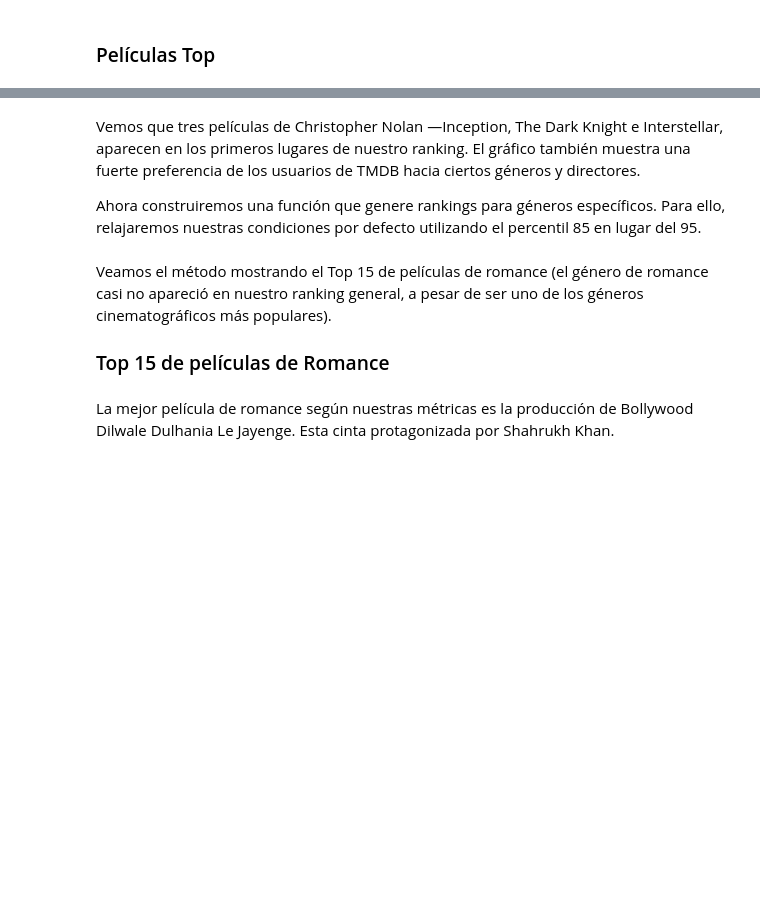
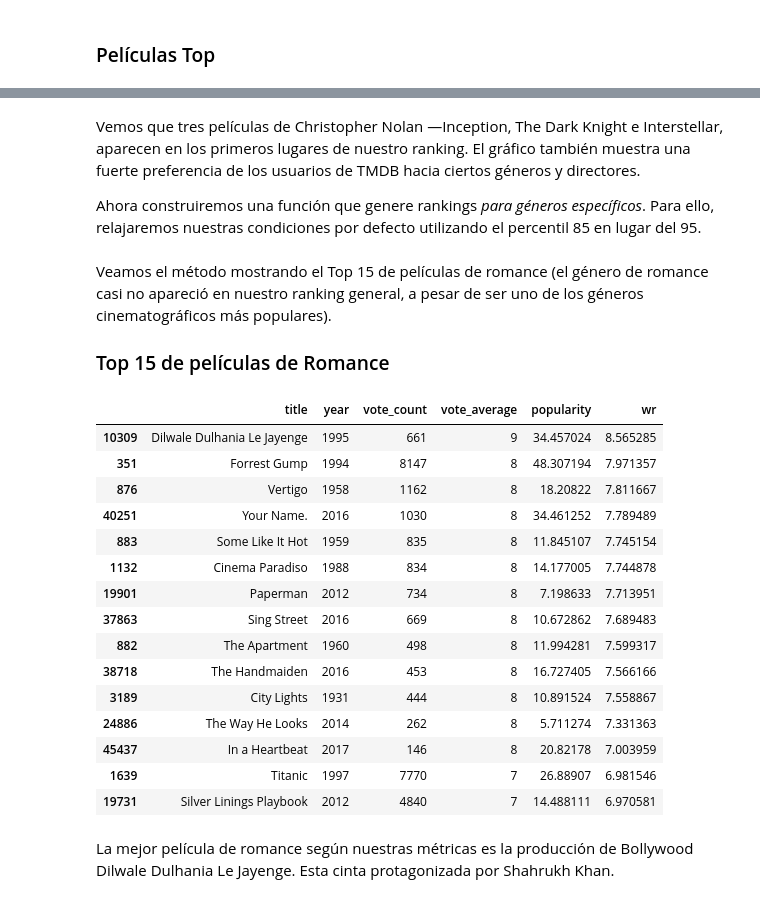
Before and after one commit to grethelhdezz/AnalisisMultivariado, a Jupyter notebook: Movie-Reco/Recomendador_Pelis-Activity-1.ipynb, the cells around one changed output, grey strips where cells are left out. Saved outputs shown, nothing was run; the diff lists cells and outputs as text; code cells hidden in the pictures; blank space fills up the shorter version.

```diff
--- a/Movie-Reco/Recomendador_Pelis-Activity-1.ipynb
+++ b/Movie-Reco/Recomendador_Pelis-Activity-1.ipynb
@@ -115,0 +176,20 @@ qualified = qualified.sort_values('wr', ascending=False).head(250)
+# %%
+#Imprime las primeras 15 pelis del rank
+
+# Calcular el puntaje ponderado
+def weighted_rating(x, m=m, C=C):
+    v = x['vote_count']
+    R = x['vote_average']
+    return (v / (v + m) * R) + (m / (m + v) * C)
+
+# Crear una copia de las películas calificadas
+qualified = md[md['vote_count'] >= m].copy()
+
+# Calcular el puntaje de cada película
+qualified['wr'] = qualified.apply(weighted_rating, axis=1)
+
+# Ordenar de mayor a menor
+qualified = qualified.sort_values('wr', ascending=False)
+
+# Mostrar las primeras 15 películas
+display(qualified[['title', 'vote_count', 'vote_average', 'wr']].head(15))
@@ -116,7 +213,7 @@ qualified = qualified.sort_values('wr', ascending=False).head(250)
 # %% [markdown]
 Vemos que tres películas de Christopher Nolan —Inception, The Dark Knight e Interstellar, aparecen en los primeros lugares de nuestro ranking. El gráfico también muestra una fuerte preferencia de los usuarios de TMDB hacia ciertos géneros y directores.
 
-Ahora construiremos una función que genere rankings para géneros específicos. Para ello, relajaremos nuestras condiciones por defecto utilizando el percentil 85 en lugar del 95.
+Ahora construiremos una función que genere rankings *para géneros específicos*. Para ello, relajaremos nuestras condiciones por defecto utilizando el percentil 85 en lugar del 95.
 # %%
 s = md.apply(lambda x: pd.Series(x['genres']),axis=1).stack().reset_index(level=1, drop=True)
 s.name = 'genre'
@@ -143,6 +240,25 @@ Veamos el método mostrando el Top 15 de películas de romance (el género de ro
 ### Top 15 de películas de Romance
 # %%
 #Imprime el top 15
+
+build_chart('Romance').head(15)
+# %% [output]
+|  | title | year | vote_count | vote_average | popularity | wr |
+| 10309 | Dilwale Dulhania Le Jayenge | 1995 | 661 | 9 | 34.457024 | 8.565285 |
+| 351 | Forrest Gump | 1994 | 8147 | 8 | 48.307194 | 7.971357 |
+| 876 | Vertigo | 1958 | 1162 | 8 | 18.20822 | 7.811667 |
+| 40251 | Your Name. | 2016 | 1030 | 8 | 34.461252 | 7.789489 |
+| 883 | Some Like It Hot | 1959 | 835 | 8 | 11.845107 | 7.745154 |
+| 1132 | Cinema Paradiso | 1988 | 834 | 8 | 14.177005 | 7.744878 |
+| 19901 | Paperman | 2012 | 734 | 8 | 7.198633 | 7.713951 |
+| 37863 | Sing Street | 2016 | 669 | 8 | 10.672862 | 7.689483 |
+| 882 | The Apartment | 1960 | 498 | 8 | 11.994281 | 7.599317 |
+| 38718 | The Handmaiden | 2016 | 453 | 8 | 16.727405 | 7.566166 |
+| 3189 | City Lights | 1931 | 444 | 8 | 10.891524 | 7.558867 |
+| 24886 | The Way He Looks | 2014 | 262 | 8 | 5.711274 | 7.331363 |
+| 45437 | In a Heartbeat | 2017 | 146 | 8 | 20.82178 | 7.003959 |
+| 1639 | Titanic | 1997 | 7770 | 7 | 26.88907 | 6.981546 |
+| 19731 | Silver Linings Playbook | 2012 | 4840 | 7 | 14.488111 | 6.970581 |
 # %% [markdown]
 La mejor película de romance según nuestras métricas es la producción de Bollywood Dilwale Dulhania Le Jayenge. Esta cinta protagonizada por Shahrukh Khan.
 # %% [markdown]
```
Also changed, not shown: parts of 27 cells of this notebook.
